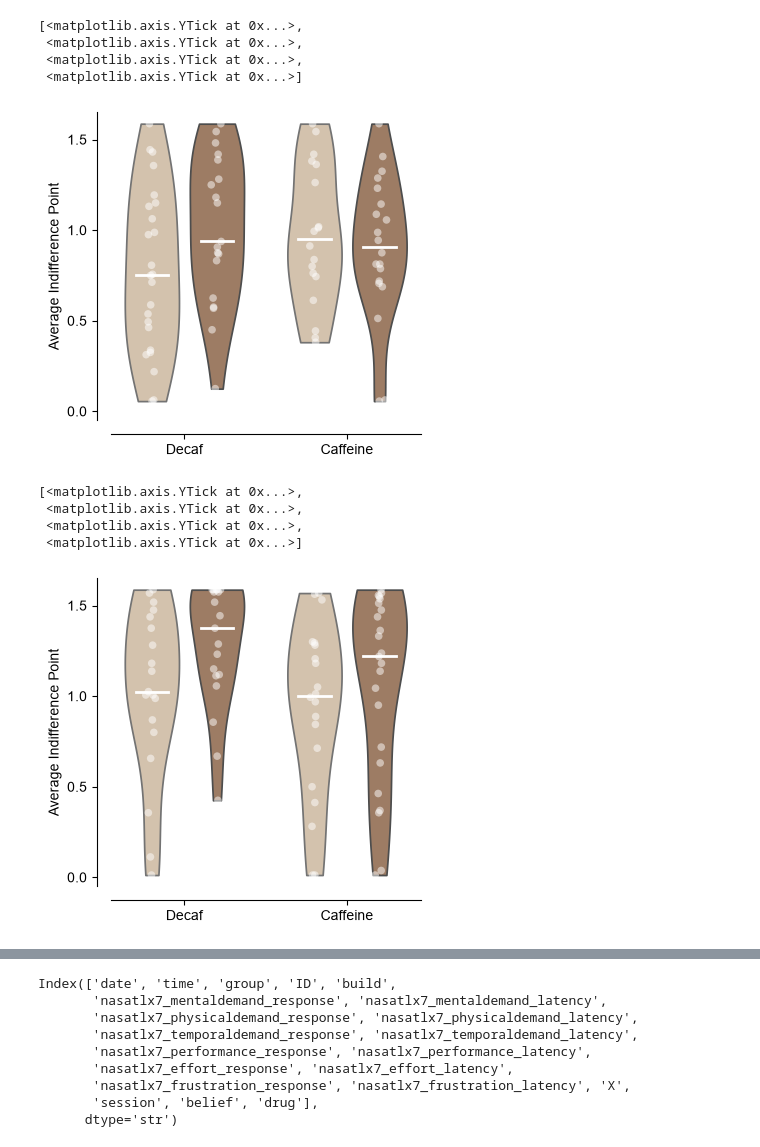
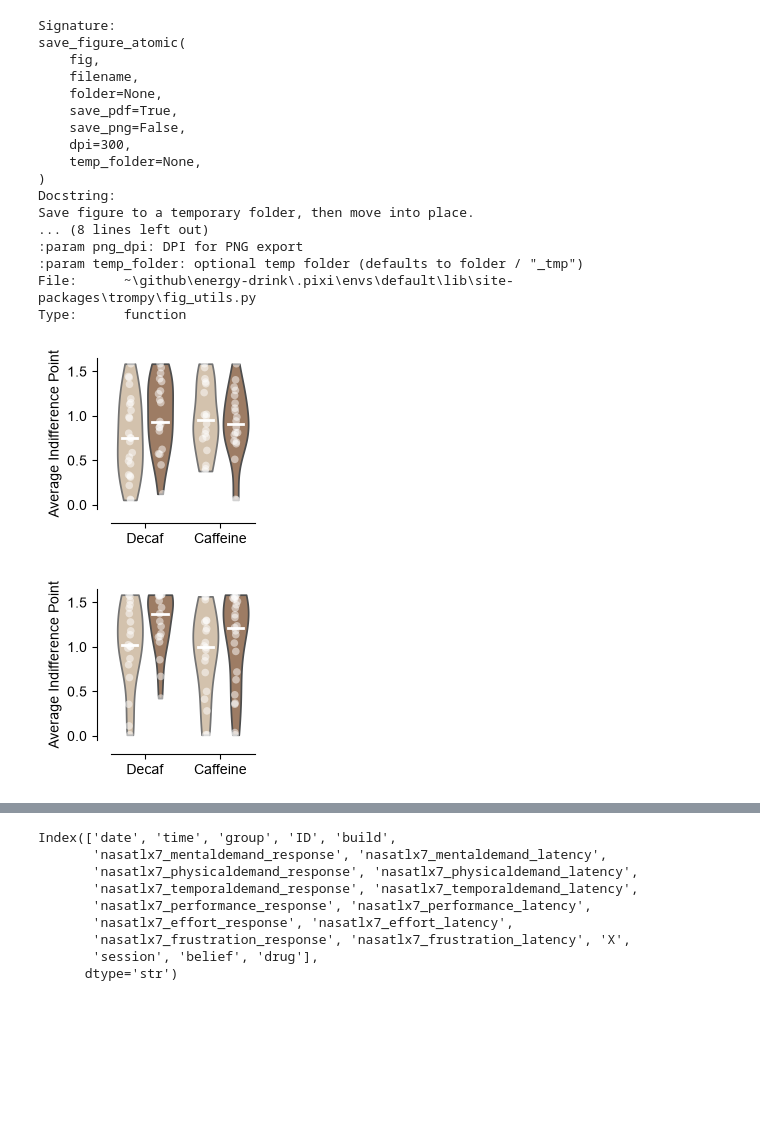
Before and after one commit to jaimemcc/energy-drink, a Jupyter notebook: scripts/trondheim_figs.ipynb, the cells around one changed output, grey strips where cells are left out. Cells and saved outputs as stored; diff of their text form; code cells hidden in the pictures; blank space fills up the shorter version.

Commit message:
resized figs and added exports

```diff
--- a/scripts/trondheim_figs.ipynb
+++ b/scripts/trondheim_figs.ipynb
@@ -13,6 +14,7 @@ import pyreadr
 mpl.rcParams["font.family"] = "Arial"
 # %%
 DATAFOLDER = Path("../data")
+FIGSFOLDER = Path("../figs/panels/trondheim_figs")
 
 result = pyreadr.read_r(DATAFOLDER / "study2_ntnu" / "data" / "coged_ntnu.rds")  # also works for RData
 df = result[None]  # extract the pandas data frame from the returned dictionary
@@ -35,8 +37,29 @@ Index(['X', 'ID', 'script.startdate', 'script.starttime', 'script.subjectid',
        'belief', 'drug', 'session', 'dprime', 'aveIP', 'age', 'sex', 'caf',
        'NFC_sum', 'group'],
       dtype='str')
+# %%
+save_figure_atomic?
+# %% [output]
+Signature:
+save_figure_atomic(
+    fig,
+    filename,
+    folder=None,
+    save_pdf=True,
+    save_png=False,
+    dpi=300,
+    temp_folder=None,
+)
+Docstring:
+Save figure to a temporary folder, then move into place.
+... (8 lines left out)
+:param png_dpi: DPI for PNG export
+:param temp_folder: optional temp folder (defaults to folder / "_tmp")
+File:      ~\github\energy-drink\.pixi\envs\default\lib\site-packages\trompy\fig_utils.py
+Type:      function
 # %%
-f, ax = plt.subplots(figsize=(4, 4))
+f, ax = plt.subplots(figsize=(2.4, 2.4),
+                     gridspec_kw={"left": 0.3, "bottom": 0.25})
 
 session1_decaf_decaf = df.query("belief == 'decaf' and drug == 'decaf' and session == 'session1'")["aveIP"]
 session1_decaf_caf = df.query("belief == 'decaf' and drug == 'caffeine' and session == 'session1'")["aveIP"]
@@ -59,40 +82,39 @@ def make_violinplot(ax, yvals, colors, median_width):
         x=x,
         y=y,
         ax=ax,
         color=c,
         width=0.5,
         inner=None,
         native_scale=True,
         alpha=1,
         cut=0
     )
         ax.plot([x-median_width/2, x+median_width/2], [y.median(), y.median()], color="white", linewidth=2)
 
         jitter = np.random.normal(loc=0, scale=0.02, size=len(y))
         ax.scatter([x]*len(y)+jitter, y, alpha=0.5, s=30, edgecolor="none", facecolor="white", linewidth=2)
 
     ax.set_xticks([1, 2.5], labels=["Decaf", "Caffeine"])
 
     sns.despine(ax=ax, offset=10)
 
 make_violinplot(ax, yvals=[session1_decaf_decaf,
                            session1_decaf_caf,
                            session1_caf_decaf,
                            session1_caf_caf],
                     colors=colors,
                     median_width=median_width)
 
 ax.set_ylabel("Average Indifference Point")
 ax.set_ylim(-0.05, 1.65)
 ax.set_yticks([0, 0.5, 1, 1.5])
+
+save_figure_atomic(f, "session1_AIP", FIGSFOLDER)
 # %% [output]
-[<matplotlib.axis.YTick at 0x...>,
- <matplotlib.axis.YTick at 0x...>,
- <matplotlib.axis.YTick at 0x...>,
- <matplotlib.axis.YTick at 0x...>]
-[figure, old version]
+[figure, new version]
 # %%
-f, ax = plt.subplots(figsize=(4, 4))
+f, ax = plt.subplots(figsize=(2.4, 2.4),
+                     gridspec_kw={"left": 0.3, "bottom": 0.25})
 
 session2_decaf_decaf = df.query("belief == 'decaf' and drug == 'decaf' and session == 'session2'")["aveIP"]
 session2_decaf_caf = df.query("belief == 'decaf' and drug == 'caffeine' and session == 'session2'")["aveIP"]
@@ -109,10 +131,8 @@ make_violinplot(ax, yvals=[session2_decaf_decaf,
 ax.set_ylabel("Average Indifference Point")
 ax.set_ylim(-0.05, 1.65)
 ax.set_yticks([0, 0.5, 1, 1.5])
+
+save_figure_atomic(f, "session2_AIP", FIGSFOLDER)
 # %% [output]
-[<matplotlib.axis.YTick at 0x...>,
- <matplotlib.axis.YTick at 0x...>,
- <matplotlib.axis.YTick at 0x...>,
- <matplotlib.axis.YTick at 0x...>]
-[figure, old version]
+[figure, new version]
 # %%
```
Also changed, not shown: parts of 7 cells of this notebook, 10 other files.
